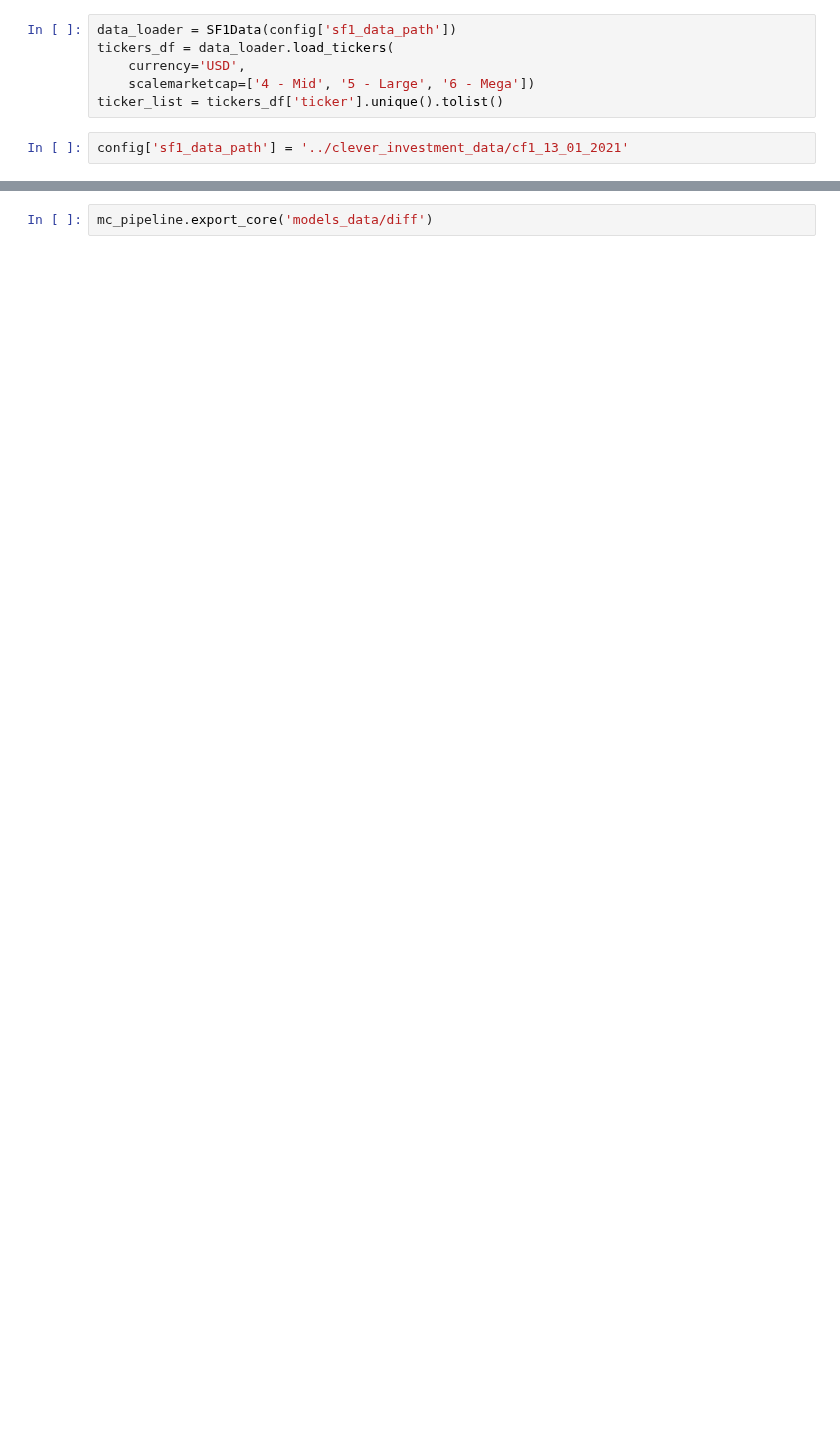
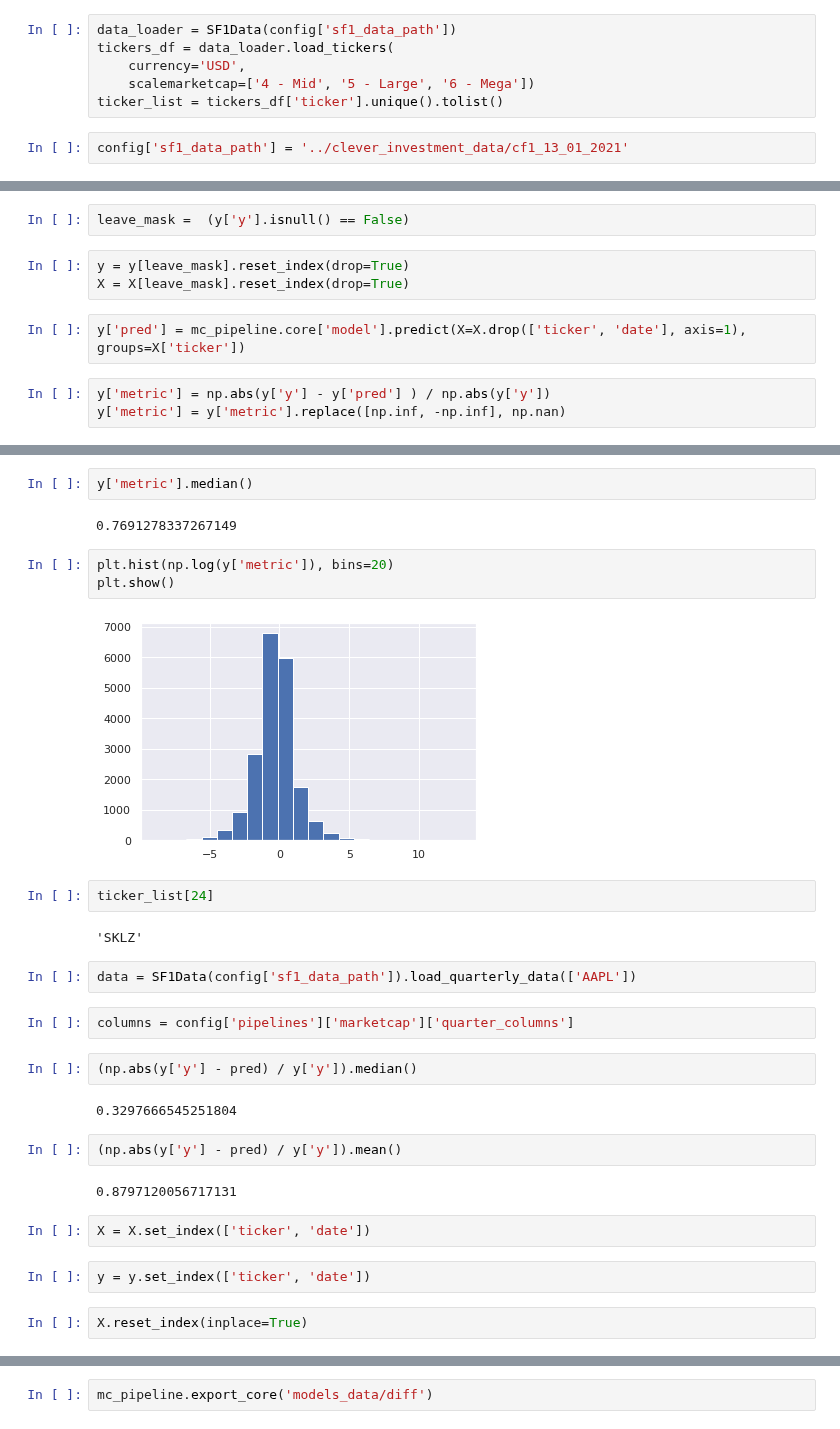
Before and after one commit to fartuk/ml_investment, a Jupyter notebook: dev.ipynb, the cells around one changed output, grey strips where cells are left out. Cells and saved outputs as stored; diff of their text form; blank space fills up the shorter version.

```diff
--- a/dev.ipynb
+++ b/dev.ipynb
@@ -75,0 +204,10 @@ mc_pipeline.fit(config, ticker_list)
+# %%
+leave_mask =  (y['y'].isnull() == False)
+# %%
+y = y[leave_mask].reset_index(drop=True)
+X = X[leave_mask].reset_index(drop=True)
+# %%
+y['pred'] = mc_pipeline.core['model'].predict(X=X.drop(['ticker', 'date'], axis=1), groups=X['ticker'])
+# %%
+y['metric'] = np.abs(y['y'] - y['pred'] ) / np.abs(y['y'])
+y['metric'] = y['metric'].replace([np.inf, -np.inf], np.nan)
@@ -75,0 +230,31 @@ mc_pipeline.fit(config, ticker_list)
+# %%
+y['metric'].median()
+# %% [output]
+0.7691278337267149
+# %%
+plt.hist(np.log(y['metric']), bins=20)
+plt.show()
+# %% [output]
+[figure, added]
+# %%
+ticker_list[24]
+# %% [output]
+'SKLZ'
+# %%
+data = SF1Data(config['sf1_data_path']).load_quarterly_data(['AAPL'])
+# %%
+columns = config['pipelines']['marketcap']['quarter_columns']
+# %%
+(np.abs(y['y'] - pred) / y['y']).median()
+# %% [output]
+0.3297666545251804
+# %%
+(np.abs(y['y'] - pred) / y['y']).mean()
+# %% [output]
+0.8797120056717131
+# %%
+X = X.set_index(['ticker', 'date'])
+# %%
+y = y.set_index(['ticker', 'date'])
+# %%
+X.reset_index(inplace=True)
```
Also changed, not shown: parts of 56 cells of this notebook, 11 other files.
